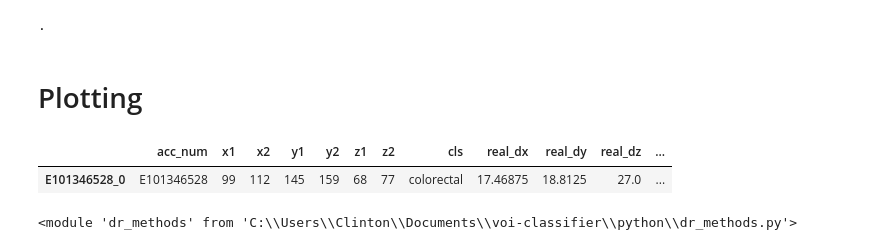
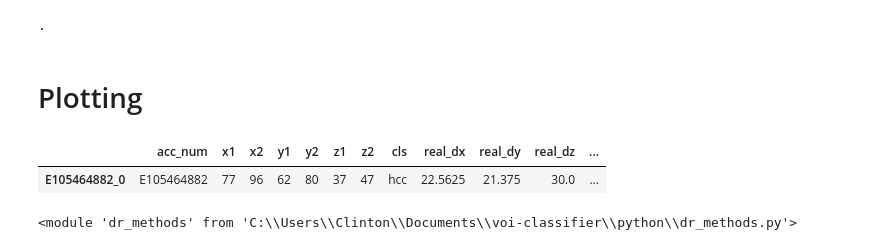
Before and after one commit to clintonjwang/voi-classifier, a Jupyter notebook: python/data-retriever.ipynb, the cells around one changed output. Cells and saved outputs as stored; diff of their text form; code cells hidden in the pictures.

```diff
--- a/python/data-retriever.ipynb
+++ b/python/data-retriever.ipynb
@@ -136,10 +136,10 @@ np.std(d)
 # %% [markdown]
 # Plotting
 # %%
-voi_df_art[voi_df_art["acc_num"] == "E101346528"]
+voi_df_art[voi_df_art["acc_num"] == "E105464882"]
 # %% [output]
 |  | acc_num | x1 | x2 | y1 | y2 | z1 | z2 | cls | real_dx | real_dy | real_dz | ... |
-| E101346528_0 | E101346528 | 99 | 112 | 145 | 159 | 68 | 77 | colorectal | 17.46875 | 18.8125 | 27.0 | ... |
+| E105464882_0 | E105464882 | 77 | 96 | 62 | 80 | 37 | 47 | hcc | 22.5625 | 21.375 | 30.0 | ... |
 # %%
 importlib.reload(drm)
 # %% [output]
```
Also changed, not shown: 5 other files.
